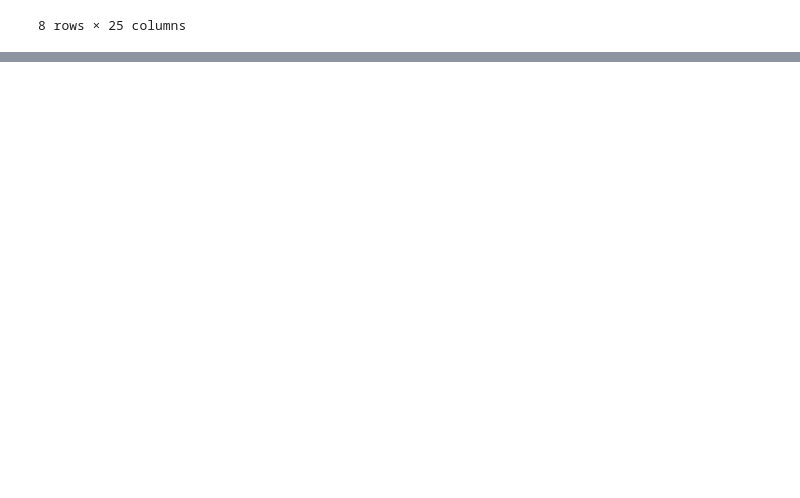
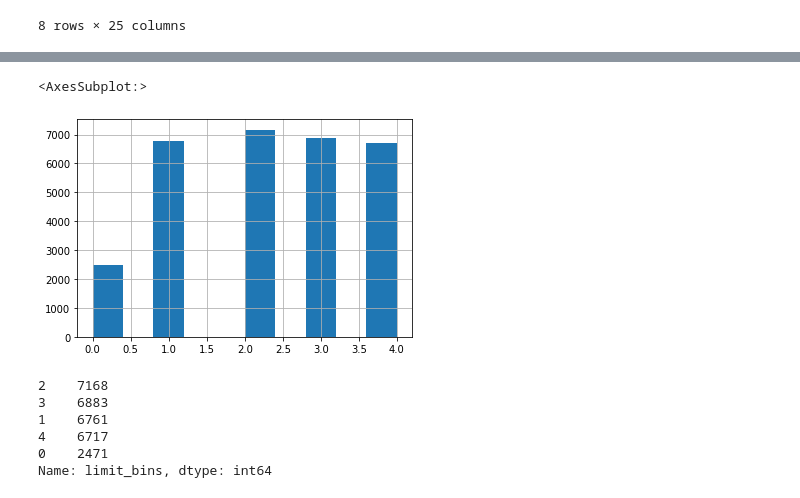
Before and after one commit to krisograbek/comet, a Jupyter notebook: testing/test.ipynb, the cells around one changed output, grey strips where cells are left out. Drawn from its saved outputs; the diff is of its cells as text; code cells hidden in the pictures; blank space fills up the shorter version.

```diff
--- a/testing/test.ipynb
+++ b/testing/test.ipynb
@@ -95,0 +109,20 @@ dtype: int64
+# %%
+ccc["limit_bins"] = pd.cut(ccc["LIMIT_BAL"],
+                        bins=[0, 25000, 75000, 150000, 250000, np.inf],
+                        labels=[1, 2, 3, 4, 5])
+
+ccc["limit_bins"] = ccc["limit_bins"].cat.codes
+
+ccc["limit_bins"].hist()
+# %% [output]
+<AxesSubplot:>
+[figure, added]
+# %%
+ccc["limit_bins"].value_counts()
+# %% [output]
+2    7168
+3    6883
+1    6761
+4    6717
+0    2471
+Name: limit_bins, dtype: int64
```
Also changed, not shown: parts of 22 cells of this notebook, 1 other file.
